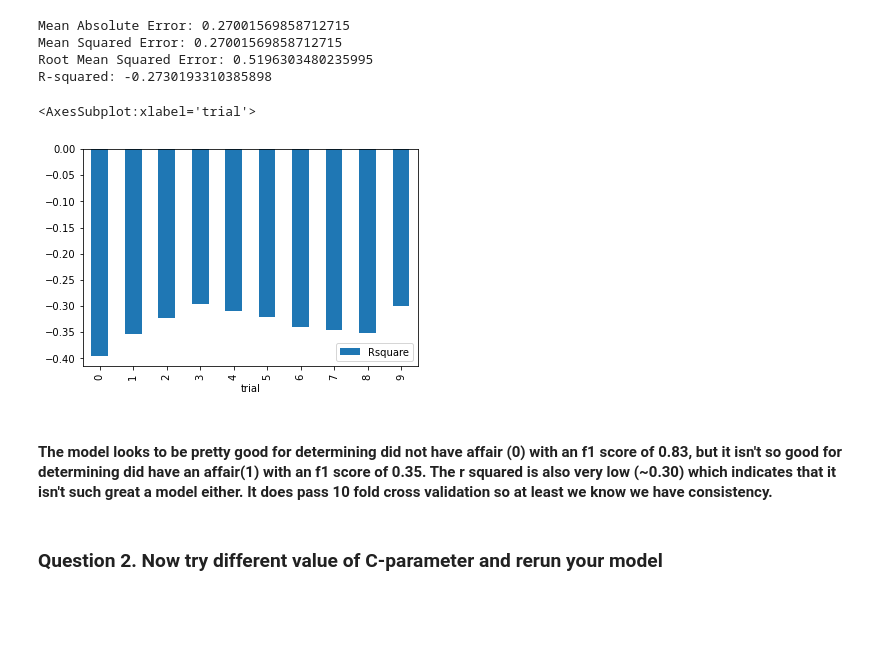
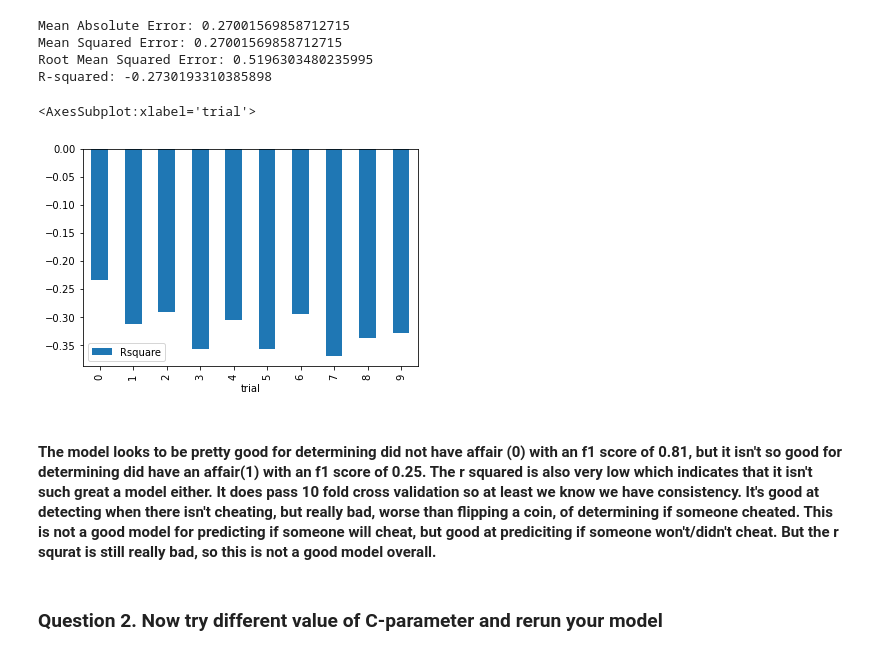
Before and after one commit to sethjmarcus/381-Data-Analytics, a Jupyter notebook: Notebooks/DA_HW_3_Seth_Marcus.ipynb, the cells around one changed output. Saved outputs shown, nothing was run; the diff lists cells and outputs as text; code cells hidden in the pictures; blank space fills up the shorter version.

```diff
--- a/Notebooks/DA_HW_3_Seth_Marcus.ipynb
+++ b/Notebooks/DA_HW_3_Seth_Marcus.ipynb
@@ -127,19 +127,19 @@ R-squared: -0.2730193310385898
 # %%
 rsquare = []
 for i in range(10):
     X_train, X_test, Y_train, Y_test = train_test_split(X, Y, test_size=0.2, random_state = random.randint(1,1000))
-    model = svm.SVC()
+    model = svm.SVC(kernel='linear')
     model.fit(X_train, Y_train)
     Y_pred = model.predict(X_test)
     rsquare.append(metrics.r2_score(Y_test, Y_pred))
 
 rdf = pd.DataFrame( {'trial': range(10), 'Rsquare': rsquare})
 rdf.plot.bar(x='trial', y='Rsquare')
 # %% [output]
 <AxesSubplot:xlabel='trial'>
-[figure, old version]
+[figure, new version]
 # %% [markdown]
-#### The model looks to be pretty good for determining did not have affair (0) with an f1 score of 0.83, but it isn't so good for determining did have an affair(1) with an f1 score of 0.35. The r squared is also very low (~0.30) which indicates that it isn't such great a model either. It does pass 10 fold cross validation so at least we know we have consistency.
+#### The model looks to be pretty good for determining did not have affair (0) with an f1 score of 0.81, but it isn't so good for determining did have an affair(1) with an f1 score of 0.25. The r squared is also very low which indicates that it isn't such great a model either. It does pass 10 fold cross validation so at least we know we have consistency. It's good at detecting when there isn't cheating, but really bad, worse than flipping a coin, of determining if someone cheated. This is not a good model for predicting if someone will cheat, but good at prediciting if someone won't/didn't cheat. But the r squrat is still really bad, so this is not a good model overall.
 # %% [markdown]
 ### Question 2. Now try different value of C-parameter and rerun your model
 # %% [markdown]
```
Also changed, not shown: parts of 25 cells of this notebook.
